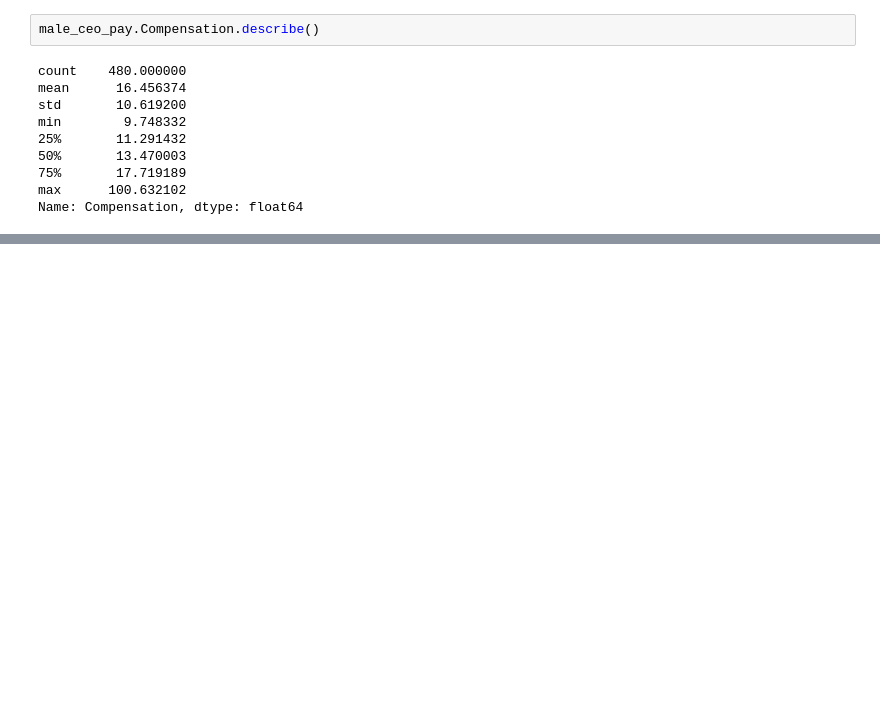
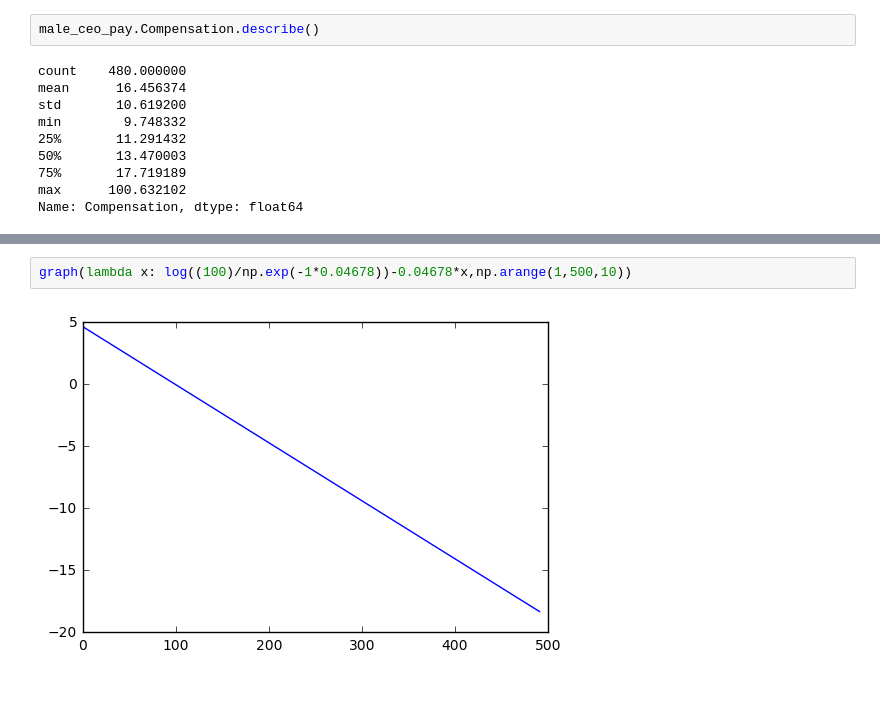
Before and after one commit to kaumaron/Data_Science, a Jupyter notebook: CEO_Compensation/CEO_Compensation.ipynb, the cells around one changed output, grey strips where cells are left out. Cells and saved outputs as stored; diff of their text form; blank space fills up the shorter version.

```diff
--- a/CEO_Compensation/CEO_Compensation.ipynb
+++ b/CEO_Compensation/CEO_Compensation.ipynb
@@ -242,0 +280,6 @@ fig.text(0.11,0.015,caption)
+# %%
+graph(lambda x: log((100)/np.exp(-1*0.04678))-0.04678*x,np.arange(1,500,10))
+# %% [output]
+[figure, added]
+# %% [markdown]
+#
```
Also changed, not shown: parts of 19 cells of this notebook, 2 other files.
